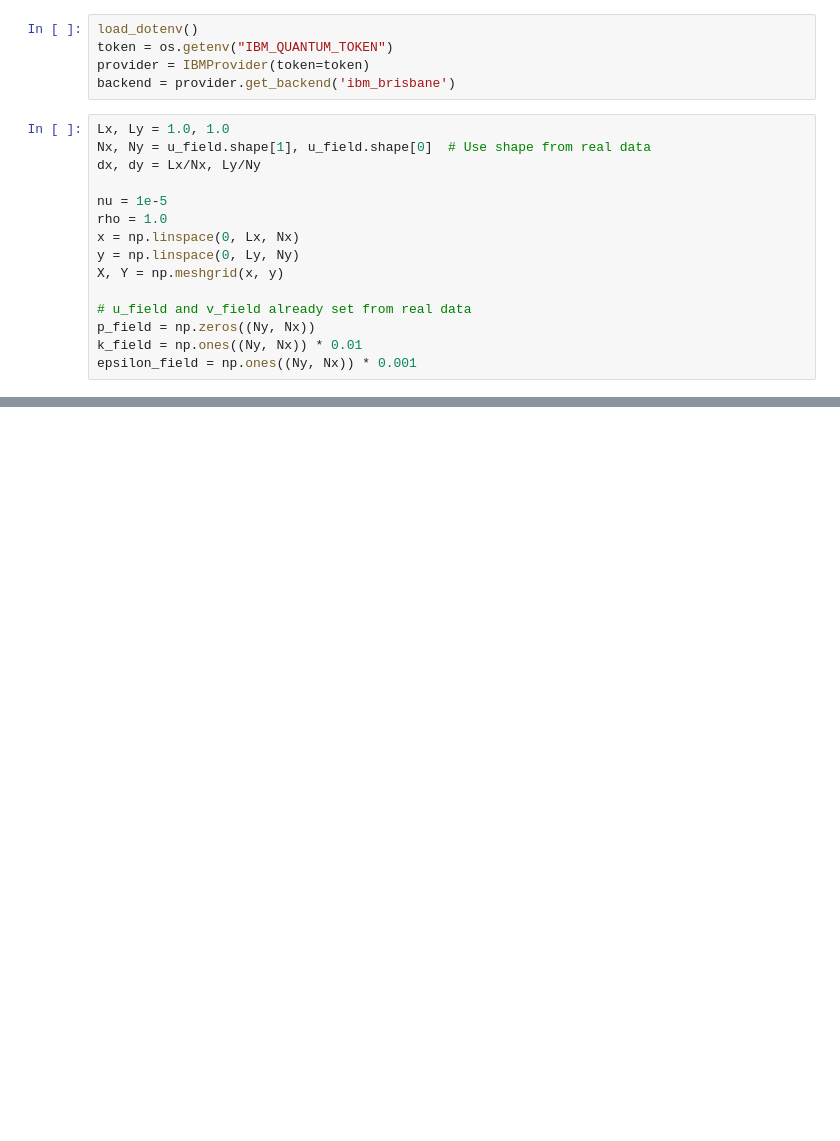
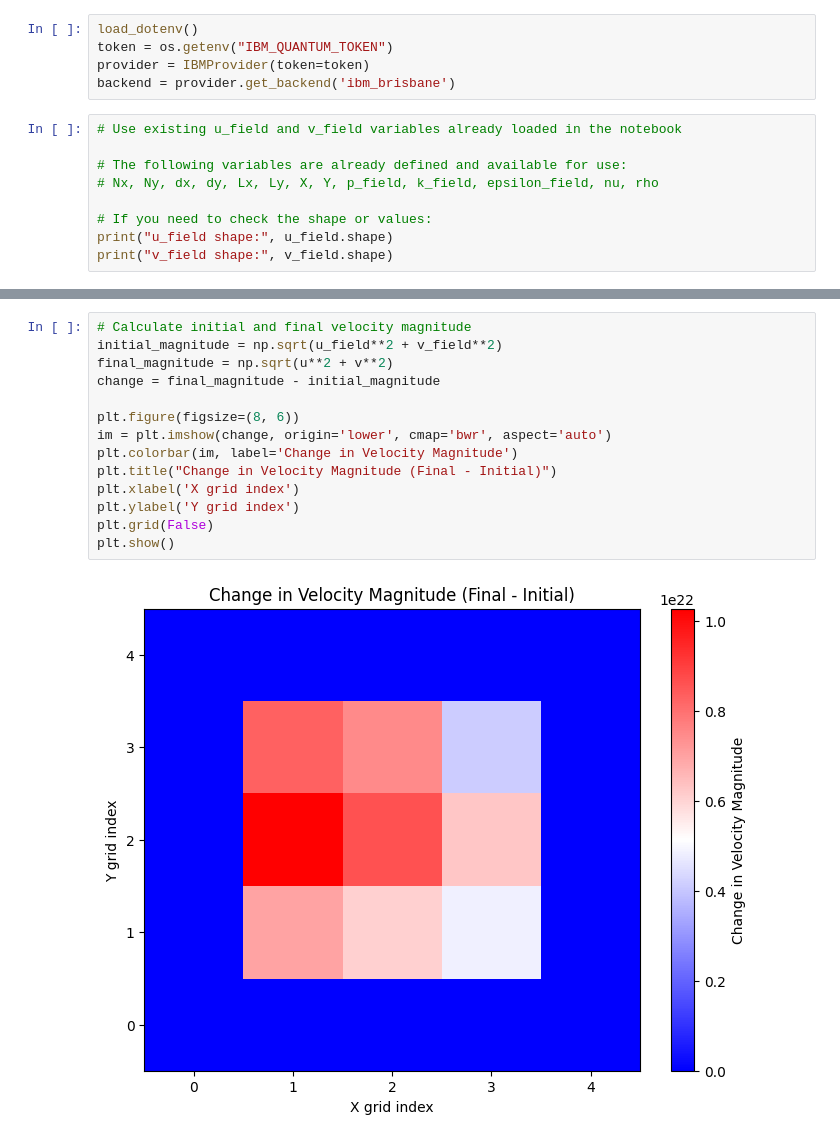
Before and after one commit to SamarChaubey/cwq, a Jupyter notebook: fluid.ipynb, the cells around one changed output, grey strips where cells are left out. Drawn from its saved outputs; the diff is of its cells as text; blank space fills up the shorter version.

```diff
--- a/fluid.ipynb
+++ b/fluid.ipynb
@@ -28,17 +43,11 @@ token = os.getenv("IBM_QUANTUM_TOKEN")
 provider = IBMProvider(token=token)
 backend = provider.get_backend('ibm_brisbane')
 # %%
-Lx, Ly = 1.0, 1.0
-Nx, Ny = u_field.shape[1], u_field.shape[0]  # Use shape from real data
-dx, dy = Lx/Nx, Ly/Ny
+# Use existing u_field and v_field variables already loaded in the notebook
 
-nu = 1e-5
-rho = 1.0
-x = np.linspace(0, Lx, Nx)
-y = np.linspace(0, Ly, Ny)
-X, Y = np.meshgrid(x, y)
+# The following variables are already defined and available for use:
+# Nx, Ny, dx, dy, Lx, Ly, X, Y, p_field, k_field, epsilon_field, nu, rho
 
-# u_field and v_field already set from real data
-p_field = np.zeros((Ny, Nx))
-k_field = np.ones((Ny, Nx)) * 0.01
-epsilon_field = np.ones((Ny, Nx)) * 0.001
+# If you need to check the shape or values:
+print("u_field shape:", u_field.shape)
+print("v_field shape:", v_field.shape)
@@ -98,0 +177,16 @@ visualize_flow(u_field, v_field, title="Initial Velocity Field")
+# %%
+# Calculate initial and final velocity magnitude
+initial_magnitude = np.sqrt(u_field**2 + v_field**2)
+final_magnitude = np.sqrt(u**2 + v**2)
+change = final_magnitude - initial_magnitude
+
+plt.figure(figsize=(8, 6))
+im = plt.imshow(change, origin='lower', cmap='bwr', aspect='auto')
+plt.colorbar(im, label='Change in Velocity Magnitude')
+plt.title("Change in Velocity Magnitude (Final - Initial)")
+plt.xlabel('X grid index')
+plt.ylabel('Y grid index')
+plt.grid(False)
+plt.show()
+# %% [output]
+[figure, added]
```
Also changed, not shown: parts of 8 cells of this notebook.
